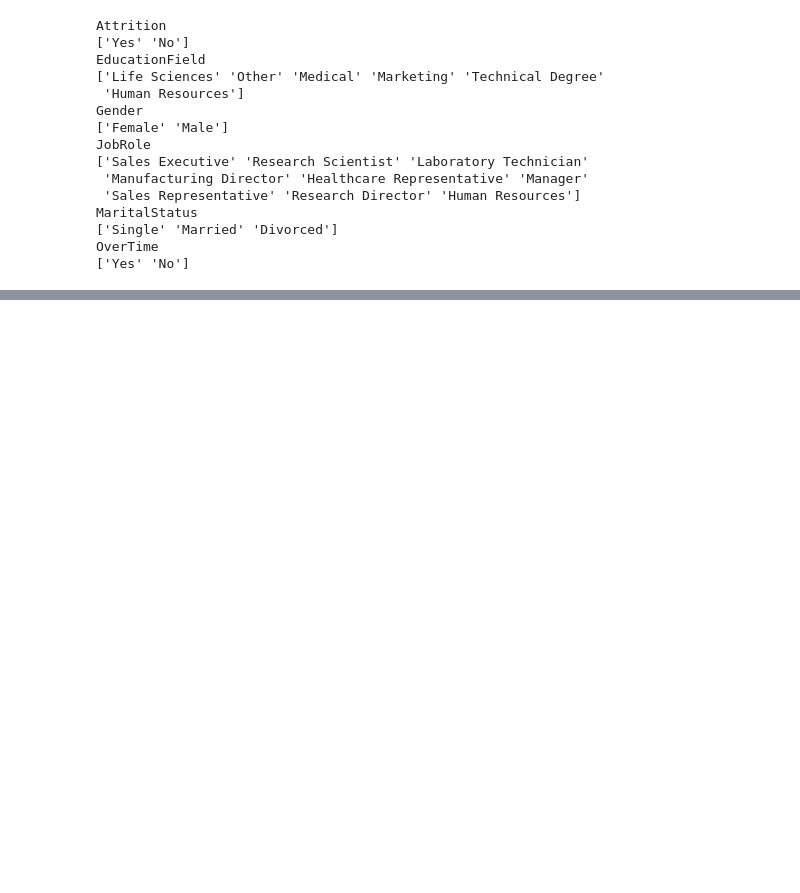
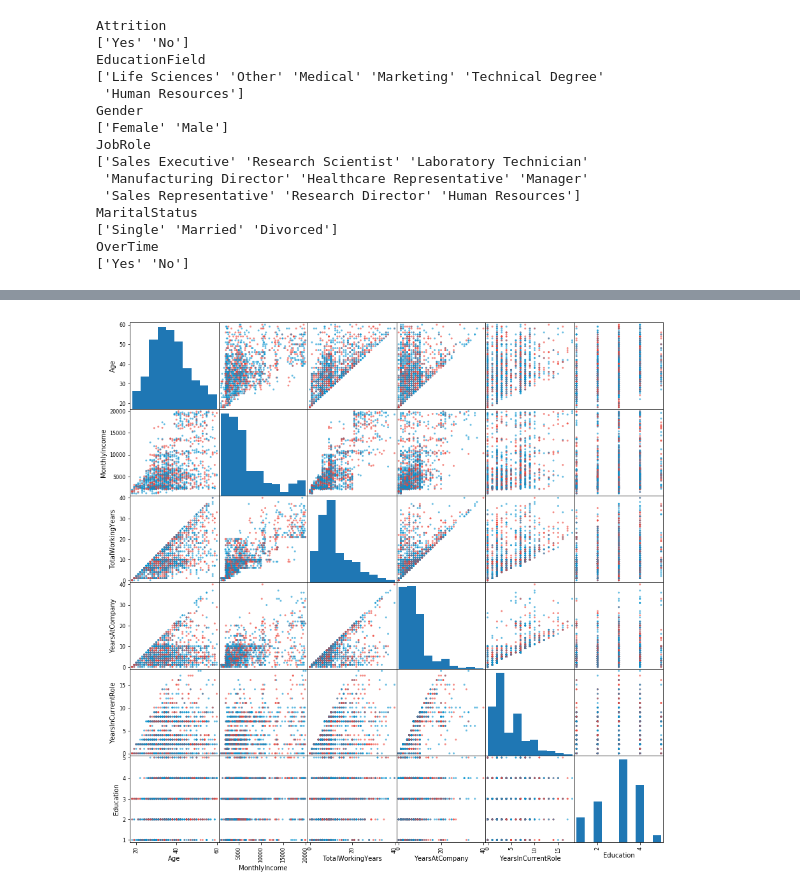
Before and after one commit to A0CiE/cogs108Project, a Jupyter notebook: project.ipynb, the cells around one changed output, grey strips where cells are left out. Saved outputs shown, nothing was run; the diff lists cells and outputs as text; code cells hidden in the pictures; blank space fills up the shorter version.

```diff
--- a/project.ipynb
+++ b/project.ipynb
@@ -48,7 +110,7 @@ ibm_df_columns = ["Age", "Attrition", "EducationField", "Gender", "JobRole", "Ma
               "EnvironmentSatisfaction", "HourlyRate", "JobInvolvement", "JobLevel", 'JobSatisfaction',\
              'MonthlyIncome', 'MonthlyRate', 'OverTime', 'RelationshipSatisfaction', 'StockOptionLevel',\
              'TotalWorkingYears', 'YearsAtCompany', 'TrainingTimesLastYear', 'WorkLifeBalance',\
-              'YearsAtCompany', 'YearsInCurrentRole', 'YearsSinceLastPromotion', 'YearsWithCurrManager']
+              'YearsInCurrentRole', 'YearsSinceLastPromotion', 'YearsWithCurrManager', 'Education']
 # %% [markdown]
 # Choose specific columns to analyze
 # %%
@@ -188,5 +251,8 @@ In this part, we will do exploratory data visualization.
 # %%
 ibm_df_int_type_col = [x for x, y in zip(ibm_df.columns, list(ibm_df.dtypes)) if y != object]
-ibm_num_df = ibm_df[ibm_df_int_type_col]
+ibm_num_df = ibm_df[ibm_df_int_type_col + ['Gender']]
+ibm_df_obj_type_col = [x for x, y in zip(ibm_df.columns, list(ibm_df.dtypes)) if y == object]
+ibm_category_df = ibm_df[ibm_df_obj_type_col]
 print 'original shape=', ibm_df.shape, 'after getting only int type dataframe=', ibm_num_df.shape
+print 'original shape=', ibm_df.shape, 'after getting only int type dataframe=', ibm_category_df.shape
 # %% [output]
@@ -200,0 +270,10 @@ fig = scatter_matrix(ibm_num_core_df)
+# %%
+ibm_num_core_cols = []
+for x in ibm_num_df.columns:
+    if x == 'Gender' or x == 'Education':
+        ibm_num_core_cols.append(x)
+        continue
+    if ibm_num_df['MonthlyIncome'].corr(ibm_num_df[x]) > 0.1:
+        ibm_num_core_cols.append(x)
+ibm_num_core_df = ibm_num_df[ibm_num_core_cols]
+print ibm_num_core_df.shape
@@ -200,0 +303,10 @@ fig = scatter_matrix(ibm_num_core_df)
+# %%
+ibm_num_core_df1 = ibm_num_core_df.drop(['YearsWithCurrManager', 'JobLevel', 'YearsSinceLastPromotion'], axis = 1)
+# %%
+#fig = scatter_matrix(ibm_num_core_df, figsize=(15, 15), alpha = 0.2, color=colors)
+color_wheel = {'Male': "#0392cf",
+               'Female': "#ee4035"}
+colors = ibm_num_core_df1["Gender"].map(lambda x: color_wheel.get(x))
+ax = scatter_matrix(ibm_num_core_df1, color=colors, alpha=0.6, figsize=(15, 15), diagonal='hist')
+# %% [output]
+[figure, added]
```
Also changed, not shown: parts of 28 cells of this notebook.
